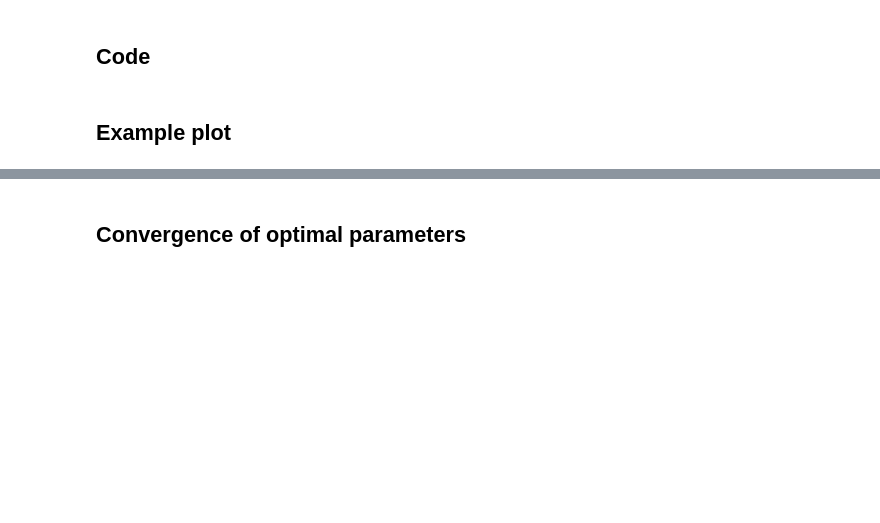
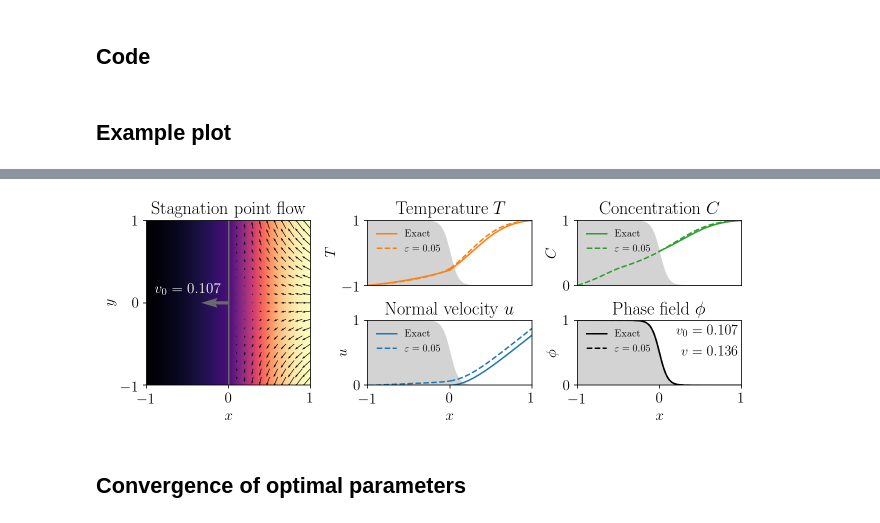
Before and after one commit to ericwhester/phase-field-code, a Jupyter notebook: stagnation-point-melting.ipynb, the cells around one changed output, grey strips where cells are left out. Saved outputs shown, nothing was run; the diff lists cells and outputs as text; code cells hidden in the pictures; blank space fills up the shorter version.

Commit message:
stagnation diagram: white annotated text on the left.

```diff
--- a/stagnation-point-melting.ipynb
+++ b/stagnation-point-melting.ipynb
@@ -298,34 +328,36 @@ ax[0,1].fill_between(x+Lx,0,fs['g'],color='lightgray')
 ax[0,1].set(xlim=[-1,1],ylim=[0,1],xlabel='$x$',ylabel='$C$',title='Concentration $C$')
 ax[0,1].legend(loc='upper left',frameon=False)
 ax[0,1].set(yticks=[0,1])
 
 ax[1,0].plot(x0,-ul0['g'],'C0',label='Exact')
 ax[1,0].plot(x,-ul['g'],'C0--',label=f'$\\varepsilon = {ϵ:.2f}$')
 ax[1,0].plot(x+Lx,-us['g'],'C0--')
 ax[1,0].fill_between(x,0,fl['g'],color='lightgray')
 ax[1,0].fill_between(x+Lx,0,fs['g'],color='lightgray')
 ax[1,0].set(xlim=[-1,1],ylim=[0,1],xlabel='$x$',ylabel='$u$',title='Normal velocity $u$')
 ax[1,0].legend(frameon=False)
 ax[1,0].set(yticks=[0,1])
 
 fl0 = 0.5*(1-np.tanh((x0+Lx)/(2*ϵ)))
 fs0 = 0.5*(1-np.tanh((x0)/(2*ϵ)))
 ax[1,1].plot(x0+Lx,fl0,'k',label='Exact')
 ax[1,1].plot(x,fl['g'],'k--',label=f'$\\varepsilon = {ϵ:.2f}$')
 ax[1,1].plot(x+Lx,fs['g'],'k--')
 ax[1,1].plot(x0,fs0,'k')
 ax[1,1].fill_between(x,0,fl['g'],color='lightgray')
 ax[1,1].fill_between(x+Lx,0,fs['g'],color='lightgray')
 ax[1,1].set(xlim=[-1,1],ylim=[0,1],xlabel='$x$',ylabel=r'$\phi$',title='Phase field $\\phi$')
 ax[1,1].legend(loc='upper left',frameon=False)
 ax[1,1].set(yticks=[0,1])
 
 ax[1,1].text(.95,.45,f'$v = {-sim1["v"]["g"][0]:.3f}$',horizontalalignment='right',fontsize=14)
 ax[1,1].text(.95,.75,f'$v_0 = {-sim0["v"]["g"][0]:.3f}$',horizontalalignment='right',fontsize=14)
-lax.text(-.9,.1,f'$v_0 = {-sim0["v"]["g"][0]:.3f}$',color='gray')
+lax.text(-.9,.1,f'$v_0 = {-sim0["v"]["g"][0]:.3f}$',color='white')
 for axi in {ax[0,0],ax[0,1]}: axi.set(xticks=[],xlabel='')
 
 plt.savefig('melt-salt-flow-diagram.png',dpi=500,bbox_inches='tight')
+# %% [output]
+[figure, added]
 # %% [markdown]
 ## Convergence of optimal parameters
 # %% [markdown]
```
Also changed, not shown: parts of 2 cells of this notebook, 1 other file.
